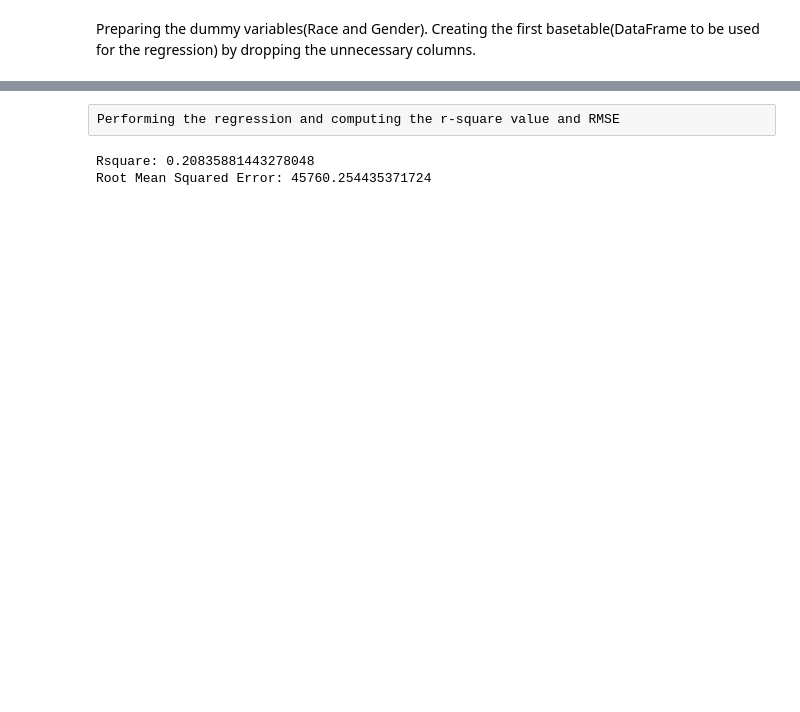
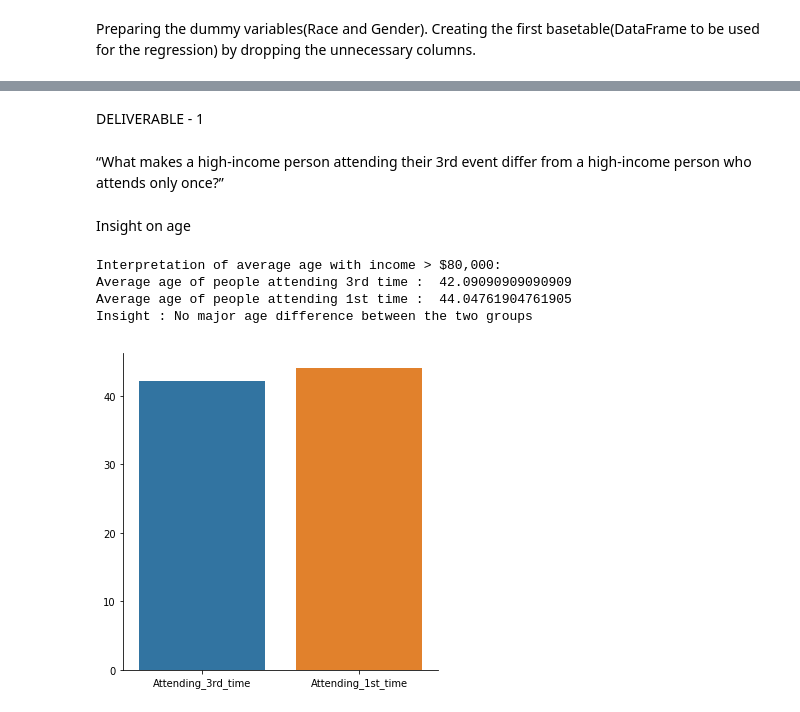
Before and after one commit to sagnikrana/BikePGH---SUDS, a Jupyter notebook: BikePGH-SUDS.ipynb, the cells around one changed output, grey strips where cells are left out. Drawn from its saved outputs; the diff is of its cells as text; code cells hidden in the pictures; blank space fills up the shorter version.

```diff
--- a/BikePGH-SUDS.ipynb
+++ b/BikePGH-SUDS.ipynb
@@ -34,14 +51,14 @@ df = df.rename(columns = {'X4..What.are.your.primary.activities.at.OpenStreetsPG
 df = df.rename(columns = {'X5..How.long.will.you.spend.at.OSP.today.':'Time_you_will_spend'})
 df = df.rename(columns = {'X6..Do.you.typically.walk.for.exercise..not.including.OpenStreetsPGH..':'Walking_tendency'})
 df = df.rename(columns = {'X7..Do.you.typically.bike.for.exercise..not.including.OpenStreetsPGH..':'Biking_tendency'})
-df = df.rename(columns = {'X8..What.s.your.likelihood.of.walking.for.exercise.in.the.future.':'Likelihood_walking'})
-df = df.rename(columns = {'X9..What.s.your.likelihood.of.biking.for.exercise.in.the.future.':'Likelihood_biking'})
+df = df.rename(columns = {'X8..What.s.your.likelihood.of.walking.for.exercise.in.the.future.':'Likelihood_walking_exercise'})
+df = df.rename(columns = {'X9..What.s.your.likelihood.of.biking.for.exercise.in.the.future.':'Likelihood_biking_exercise'})
 df = df.rename(columns = {'X10..Do.you.typically.walk.for.transportation.trips..e.g..commute..errands..shop..visiting.friends..etc..':'Do_you_walk'})
 df = df.rename(columns = {'X11..Do.you.typically.Bike.for.transportation.trips.':'Do_you_bike'})
-df = df.rename(columns = {'X12..What.s.your.likelihood.of.walking.for.transportation...trips.in.the.future.':'Likelihood_walking'})
-df = df.rename(columns = {'X13..What.s.your.likelihood.of.biking.for.transportation...trips.in.the.future.':'Likelihood_biking'})
+df = df.rename(columns = {'X12..What.s.your.likelihood.of.walking.for.transportation...trips.in.the.future.':'Likelihood_walking_transportation'})
+df = df.rename(columns = {'X13..What.s.your.likelihood.of.biking.for.transportation...trips.in.the.future.':'Likelihood_biking_transportation'})
 df = df.rename(columns = {'X14..What.would.get.you.riding.a.bike.more.often.':'Reasons_for_biking'})
-df = df.rename(columns = {'X15..Yes.or.no..did.you.know.that.the.nonprofit.organization..Bike.Pittsburgh..organizes.OpenstreetsPGH..':'How_you_heard'})
+df = df.rename(columns = {'X15..Yes.or.no..did.you.know.that.the.nonprofit.organization..Bike.Pittsburgh..organizes.OpenstreetsPGH..':'BikePGH_organizes_OSPGH'})
 df = df.rename(columns = {'Did.you.bring.any.children.to.OSP..if.so.write.the.number.of.childres.next.to.the.corresponding.age.range....0.3.year.old.':'Children_0-3'})
 df = df.rename(columns = {'Did.you.bring.any.children.to.OSP..if.so.write.the.number.of.childres.next.to.the.corresponding.age.range....4.8.year.old..':'Children_4-8'})
 df = df.rename(columns = {'Did.you.bring.any.children.to.OSP..if.so.write.the.number.of.childres.next.to.the.corresponding.age.range....9.13.year.old.':'Children_9-13'})
@@ -218,20 +273,30 @@ X_train, X_test, y_train, y_test = train_test_split(X, y, test_size = 0.1, rando
-# %% [raw]
-Performing the regression and computing the r-square value and RMSE
-# %%
-
-# Create the regressor: reg_all
-reg_all = LinearRegression()
-
-# Fit the regressor to the training data
-reg_all.fit(X_train,y_train)
-
-# Predict on the test data: y_pred
-y_pred = reg_all.predict(X_test)
-
-# Compute and print R^2 and RMSE
-print("Rsquare: {}".format(reg_all.score(X_test, y_test)))
-rmse = np.sqrt(mean_squared_error(y_test,y_pred))
-print("Root Mean Squared Error: {}".format(rmse))
-# %% [output]
-Rsquare: 0.20835881443278048
-Root Mean Squared Error: 45760.254435371724
+# %% [markdown]
+DELIVERABLE - 1
+# %% [markdown]
+“What makes a high-income person attending their 3rd event differ from a
+high-income person who attends only once?”
+# %% [markdown]
+Insight on age
+# %%
+age = []
+temp = []
+attending_3rd_time = df[df['Attended_Before'] == 2]
+attending_3rd_time = attending_3rd_time[attending_3rd_time['Income'] > 80000]
+temp.append(attending_3rd_time['Age'].mean())
+attending_1st_time = df[df['Attended_Before'] == 0]
+attending_1st_time = attending_1st_time[attending_1st_time['Income'] > 80000]
+temp.append(attending_1st_time['Age'].mean())
+age.append(temp)
+name = ['Attending_3rd_time','Attending_1st_time']
+data = pd.DataFrame(age, columns = name)
+print("Interpretation of average age with income > $80,000: ")
+print("Average age of people attending 3rd time : ", attending_3rd_time['Age'].mean())
+print("Average age of people attending 1st time : ", attending_1st_time['Age'].mean())
+sns.catplot(kind="bar", data=data)
+print("Insight : No major age difference between the two groups")
+# %% [output]
+Interpretation of average age with income > $80,000:
+Average age of people attending 3rd time :  42.09090909090909
+Average age of people attending 1st time :  44.04761904761905
+Insight : No major age difference between the two groups
+[figure, added]
```
Also changed, not shown: parts of 27 cells of this notebook.
